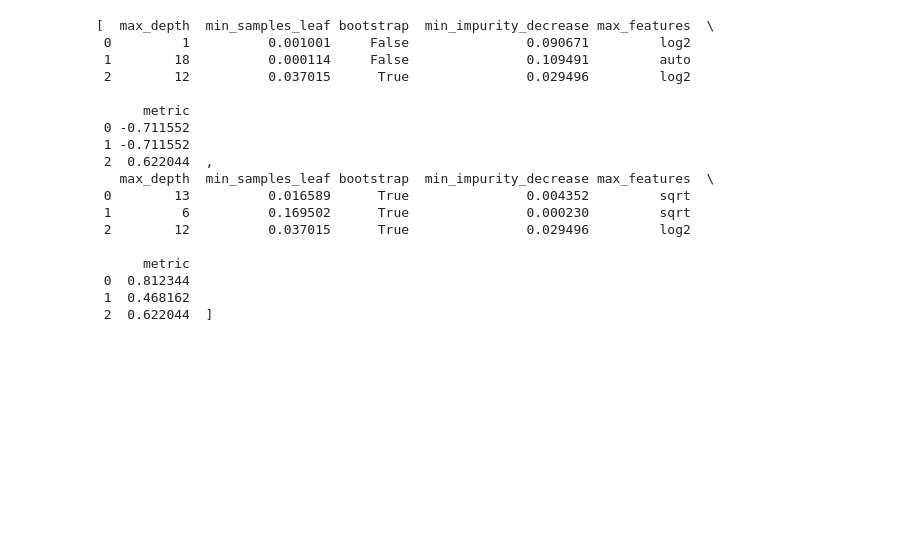
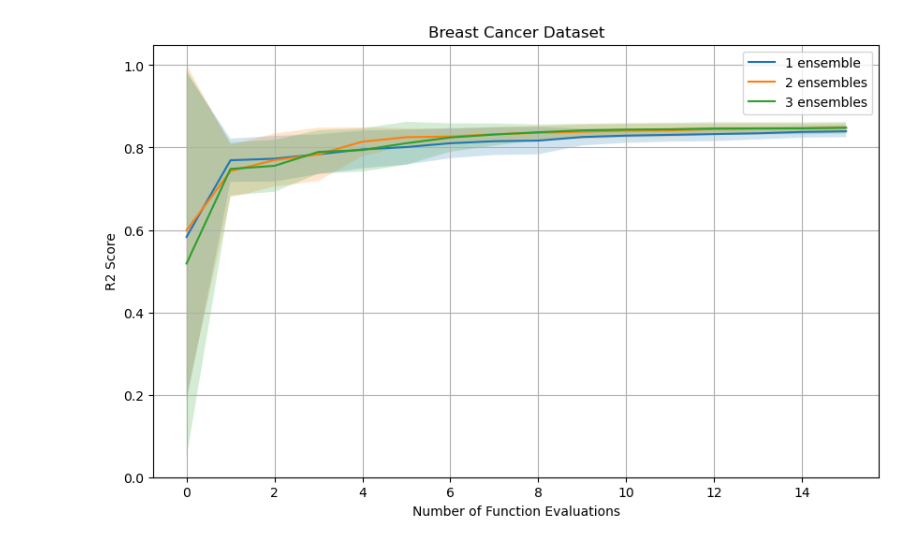
Before and after one commit to oslumbers/HEBO, a Jupyter notebook: HEBO/hebo/ensemble_code/plot.ipynb, the cells around one changed output. Cells and saved outputs as stored; diff of their text form; code cells hidden in the pictures; blank space fills up the shorter version.

```diff
--- a/HEBO/hebo/ensemble_code/plot.ipynb
+++ b/HEBO/hebo/ensemble_code/plot.ipynb
@@ -28,21 +14,0 @@ x
-# %%
-x[1]
-# %% [output]
-[  max_depth  min_samples_leaf bootstrap  min_impurity_decrease max_features  \
- 0         1          0.001001     False               0.090671         log2
- 1        18          0.000114     False               0.109491         auto
- 2        12          0.037015      True               0.029496         log2
-
-      metric
- 0 -0.711552
- 1 -0.711552
- 2  0.622044  ,
-   max_depth  min_samples_leaf bootstrap  min_impurity_decrease max_features  \
- 0        13          0.016589      True               0.004352         sqrt
- 1         6          0.169502      True               0.000230         sqrt
- 2        12          0.037015      True               0.029496         log2
-
-      metric
- 0  0.812344
- 1  0.468162
- 2  0.622044  ]
@@ -48,0 +29,47 @@ x[1]
+# %%
+seed_bests = []
+for i in range(20):
+    bests = []
+    best = x2[i][0]['metric'].values[0]
+    bests.append(best)
+    for j in range(1,16):
+        val = x2[i][0]['metric'].values[j]
+        if val > best:
+            best = val
+        bests.append(best)
+    seed_bests.append(bests)
+mean_ens_2 = np.mean(seed_bests, axis=0)
+std_ens_2 = np.std(seed_bests, axis=0)
+# %%
+seed_bests = []
+for i in range(20):
+    bests = []
+    best = x3[i][0]['metric'].values[0]
+    bests.append(best)
+    for j in range(1,16):
+        val = x3[i][0]['metric'].values[j]
+        if val > best:
+            best = val
+        bests.append(best)
+    seed_bests.append(bests)
+mean_ens_3 = np.mean(seed_bests, axis=0)
+std_ens_3 = np.std(seed_bests, axis=0)
+# %%
+fig = plt.figure(figsize=(10, 6))
+plt.plot(mean_ens_1, label='1 ensemble')
+plt.fill_between(np.arange(16), mean_ens_1 - std_ens_1, mean_ens_1 + std_ens_1, alpha=0.2)
+plt.plot(mean_ens_2, label='2 ensembles')
+plt.fill_between(np.arange(16), mean_ens_2 - std_ens_2, mean_ens_2 + std_ens_2, alpha=0.2)
+plt.plot(mean_ens_3, label='3 ensembles')
+plt.fill_between(np.arange(16), mean_ens_3 - std_ens_3, mean_ens_3 + std_ens_3, alpha=0.2)
+plt.legend()
+
+plt.xlabel('Number of Function Evaluations')
+plt.ylabel('R2 Score')
+#plt.ylim(0.5, 1)
+plt.title('Breast Cancer Dataset')
+plt.grid()
+
+plt.savefig('results/plots/breast_cancer_plot.pdf')
+# %% [output]
+[figure, added]
```
Also changed, not shown: parts of 5 cells of this notebook, 14 other files.
